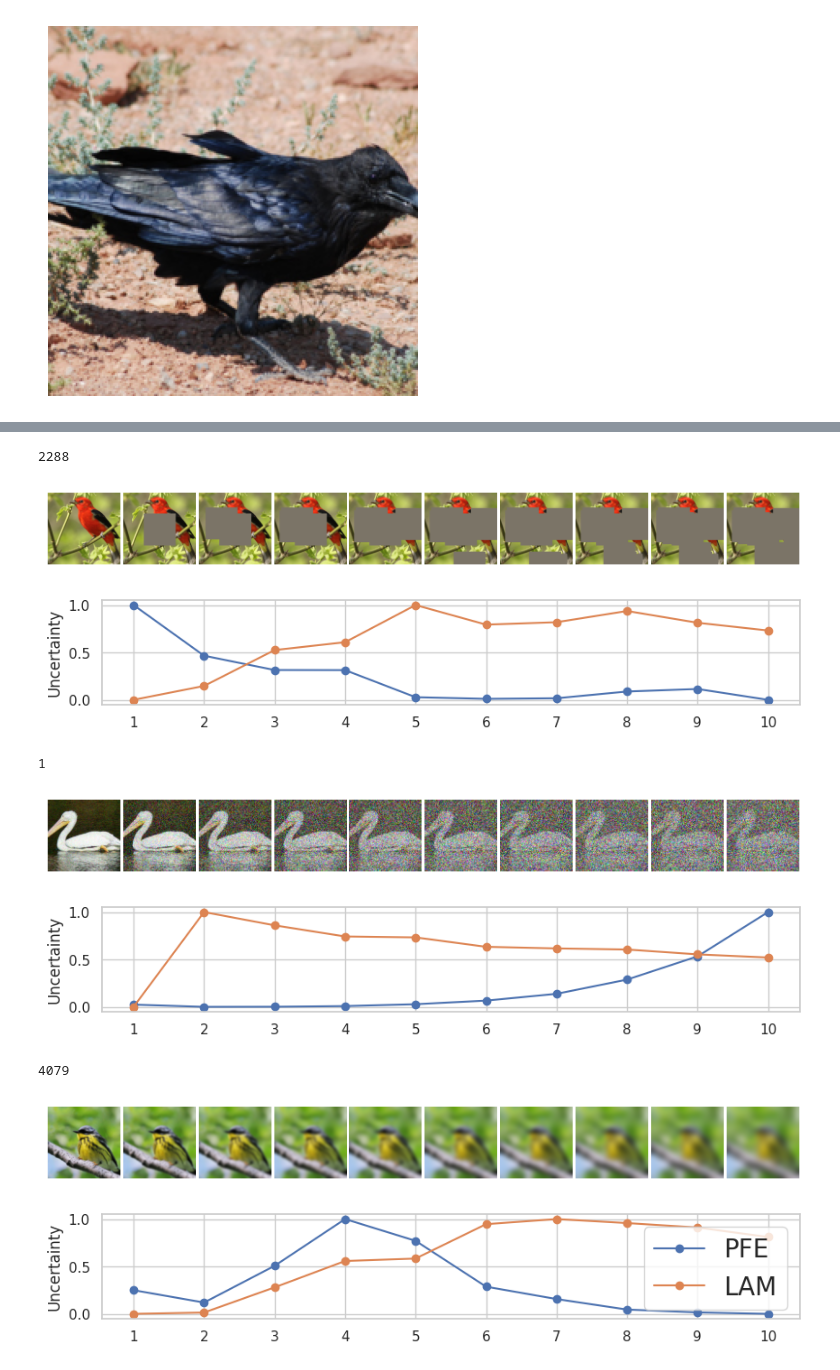
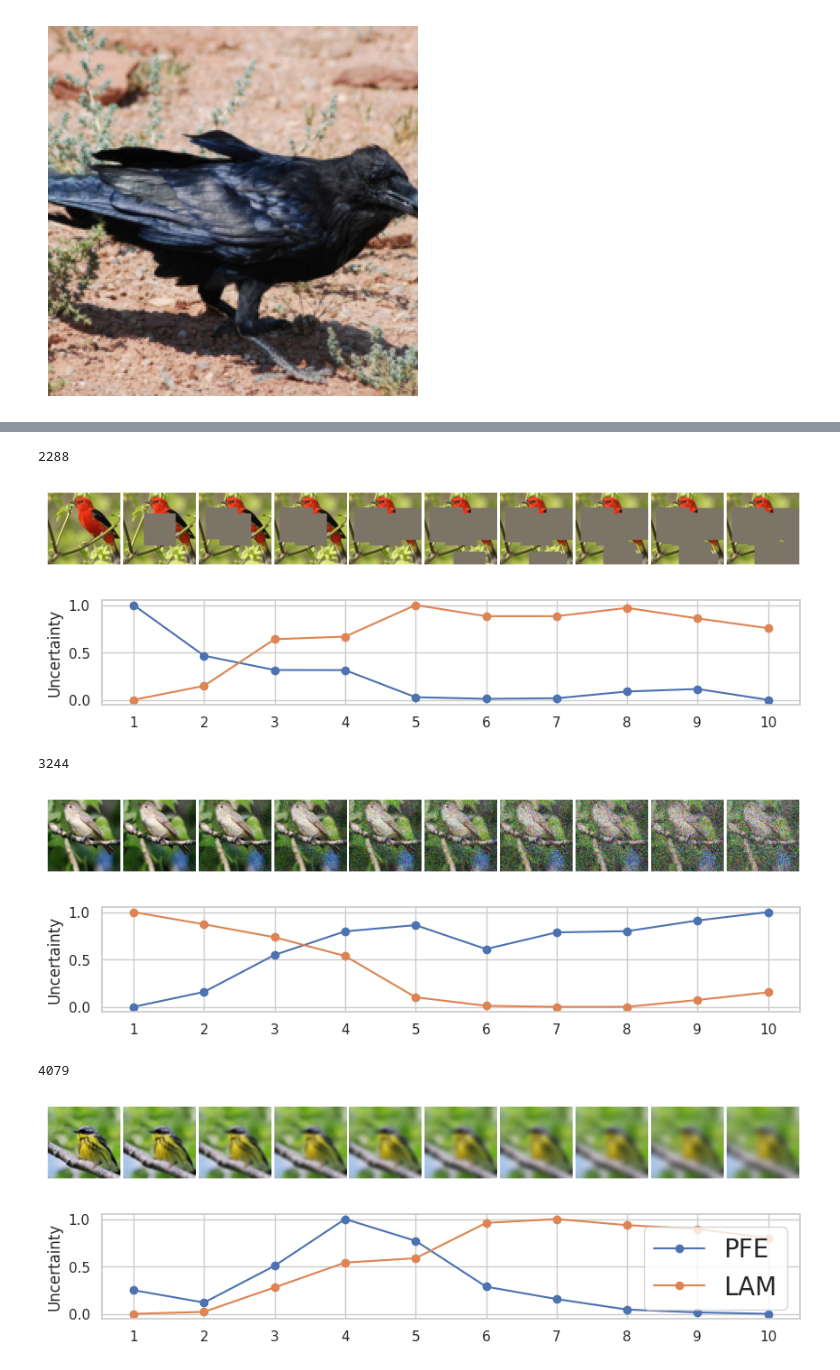
Before and after one commit to FrederikWarburg/bayesian-metric-learning, a Jupyter notebook: notebooks/teaser_figure.ipynb, the cells around one changed output, grey strips where cells are left out. Cells and saved outputs as stored; diff of their text form; code cells hidden in the pictures.

```diff
--- a/notebooks/teaser_figure.ipynb
+++ b/notebooks/teaser_figure.ipynb
@@ -159,3 +159,13 @@ for i in np.random.randint(0,data.__len__(), 1):
 # %% [output]
 379
 [figure]
+# %%
+x = data.__getitem__(1)[0]
+x = torch.tensor(np.asarray(x)).float()
+x = x + torch.randn_like(x) * 100
+x = x.numpy()
+x[x>255] = 255
+x[x<0] = 0
+print(x.min(), x.max())
+x = Image.fromarray(x.astype(np.uint8))
+x
@@ -163,7 +176,7 @@ for i in np.random.randint(0,data.__len__(), 1):
 
 #2288/4547, 235/1, 1667/ 4079
 np.random.seed(13)
-for aug, idx in zip(["boxes", "noise", "blur"], [2288, 1, 4079]):#np.random.randint(0,data.__len__(), 3)):
+for aug, idx in zip(["boxes", "noise", "blur"], [2288, 3244, 4079]):#np.random.randint(0,data.__len__(), 3)):
     print(idx)
     fig, ax = plt.subplots(1, 10, figsize=(10, 10))
     variance = []
@@ -180,8 +193,17 @@ for aug, idx in zip(["boxes", "noise", "blur"], [2288, 1, 4079]):#np.random.rand
             x = normalize(x)
 
         elif aug == "noise":
+            x = torch.tensor(np.asarray(x)).float()
+
+            x = x + torch.randn_like(x) * 20*i
+            x = x.numpy()
+            x[x>255] = 255
+            x[x<0] = 0
+
+            x = Image.fromarray(x.astype(np.uint8))
+
             x = normalize(x)
-            x = x + torch.randn_like(x) * (i + 0.4)
+
 
         elif aug == "boxes":
             x = normalize(x)
@@ -219,37 +241,37 @@ for aug, idx in zip(["boxes", "noise", "blur"], [2288, 1, 4079]):#np.random.rand
         x = torch.clamp(x, 0, 1)
         x = x.cpu().permute(1, 2, 0).numpy()
 
         ax[i].imshow(x)
         ax[i].axis("off")
 
     variance = torch.tensor(variance)
     pfe_variance = torch.tensor(pfe_variance)
 
     plt.subplots_adjust(wspace=0.05, hspace=0)
     plt.savefig(f"{aug}_im.png", bbox_inches="tight", pad_inches=0)
     plt.show()
 
     plt.figure(figsize=(10, 1.5))
     import seaborn as sns
     sns.set_style("whitegrid")
     standardize = lambda x : (x - torch.min(x)) / (torch.max(x) - torch.min(x))
 
     plt.plot(standardize(pfe_variance), '-o', label="PFE")
     plt.plot(standardize(variance), '-o', label="LAM")
     if aug == "blur":
         plt.legend(fontsize=20)
     plt.xticks(range(10), [f"{i+1}" for i in range(10)])
     plt.ylabel("Uncertainty")
     #plt.axis("off")
     plt.savefig(f"{aug}_plot.pdf", bbox_inches="tight", pad_inches=0)
     plt.show()
 # %% [output]
 2288
 [figure]
-[figure, old version]
+[figure, new version]
-1
+3244
-[figure, old version]
+[figure, new version]
-[figure, old version]
+[figure, new version]
 4079
 [figure]
-[figure, old version]
+[figure, new version]
```
Also changed, not shown: parts of 1 cell of this notebook, 18 other files.
